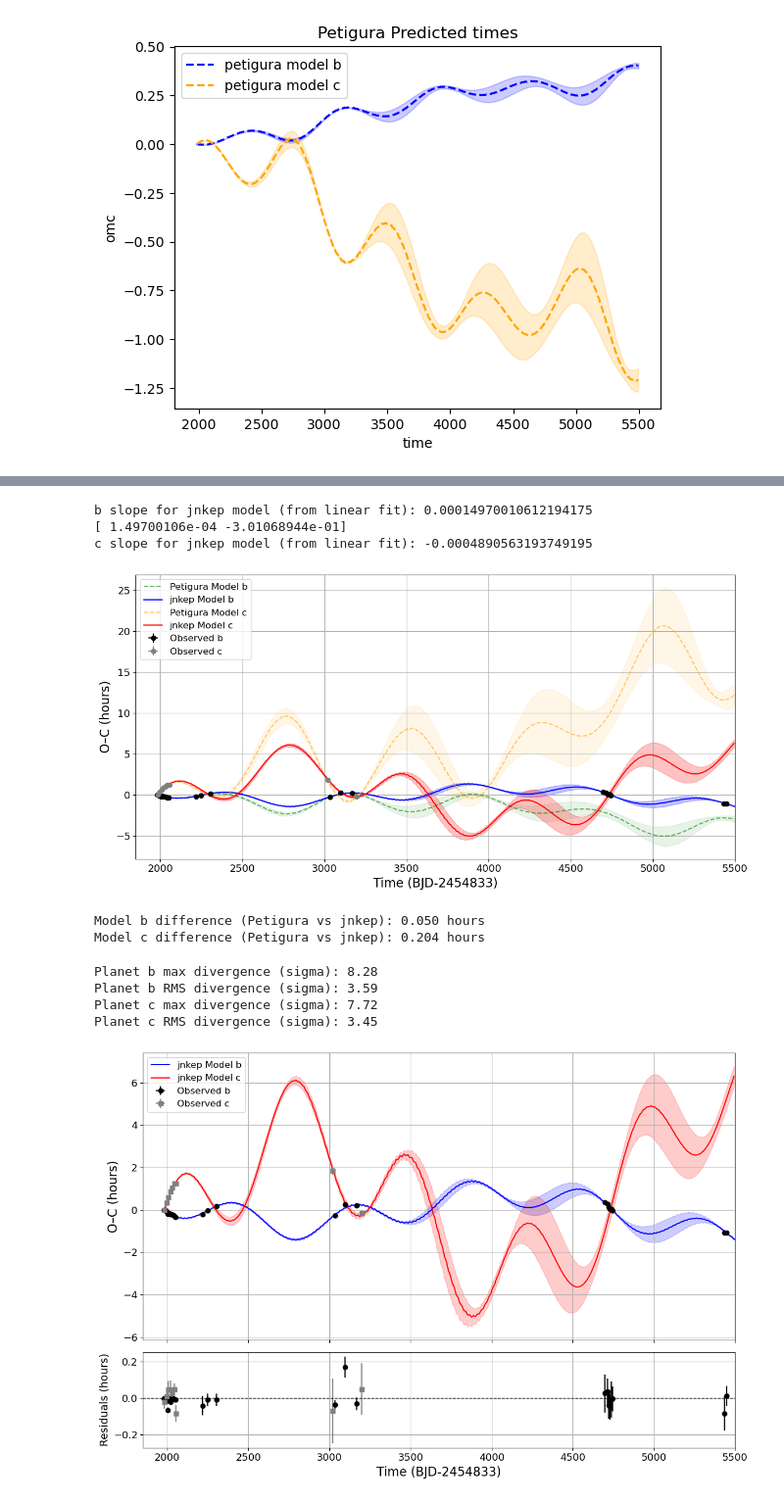
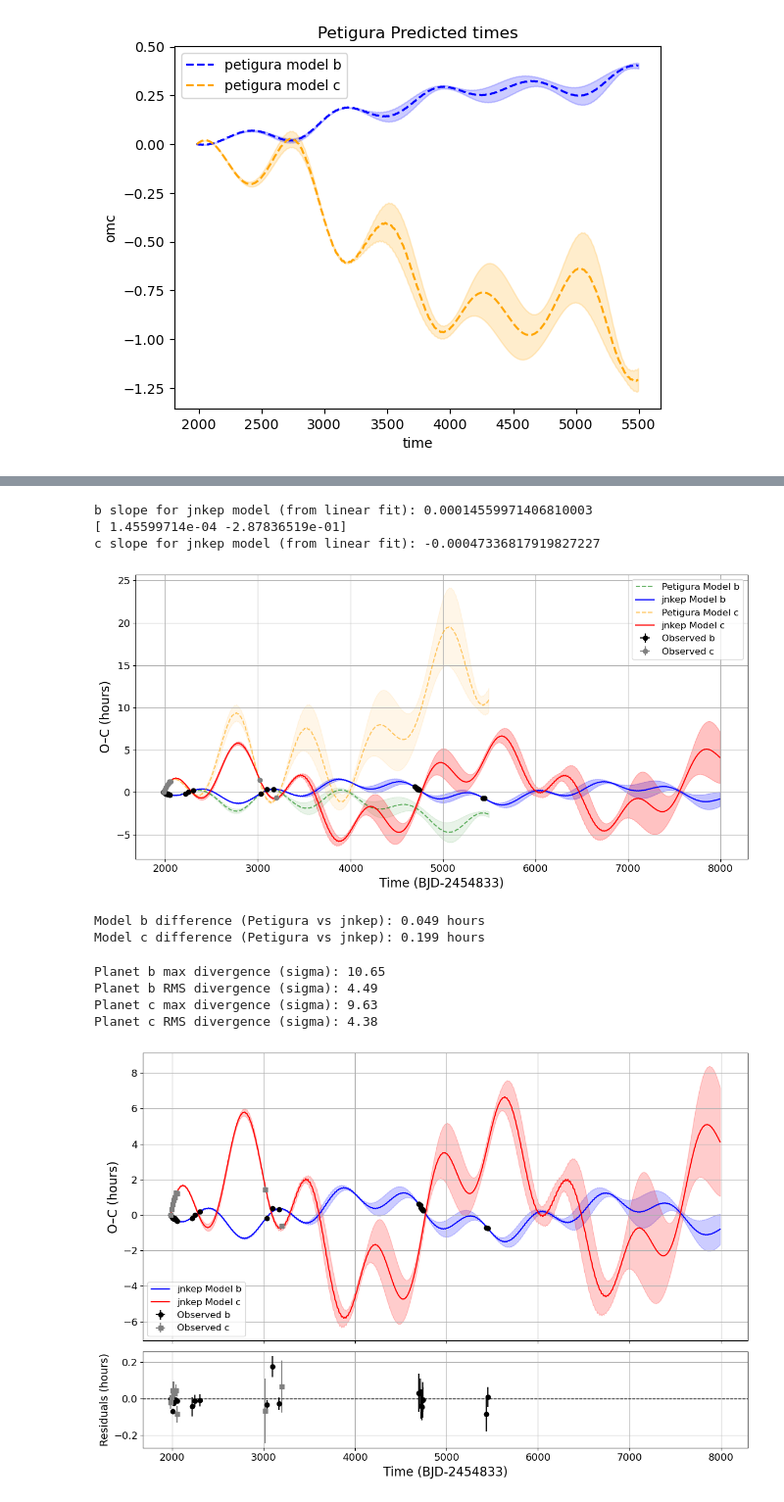
Before and after one commit to pentrican10/k2-19-project, a Jupyter notebook: 6_compare_models.ipynb, the cells around one changed output, grey strips where cells are left out. Shown at 98% size. Drawn from its saved outputs; the diff is of its cells as text; code cells hidden in the pictures.

```diff
--- a/6_compare_models.ipynb
+++ b/6_compare_models.ipynb
@@ -24,7 +24,7 @@ petigura_offset = 2454833
 import json
 
 # Load the data from the JSON file
-with open("jnkep_fit_data.json", "r") as f:
+with open("data/jnkep_fit_data.json", "r") as f:
     data = json.load(f)
 # Access values just like a dictionary
 # t_jnkep_b = data["jnkep_model_times"]["b"]
@@ -47,7 +47,7 @@ best_fit_tc_c = data["best_fit_params"]["tc"]["c"]
 # %%
 
 # Load the data from the JSON file
-with open("jnkep_mcmc_data.json", "r") as f:
+with open("data/jnkep_mcmc_data.json", "r") as f:
     data_mcmc = json.load(f)
 # Access values just like a dictionary
 t_jnkep_b = data_mcmc["jnkep_mcmc_times"]["b"]
@@ -55,6 +55,16 @@ t_jnkep_c = data_mcmc["jnkep_mcmc_times"]["c"]
 
 t_jnkep_err_b = data_mcmc["jnkep_mcmc_times_err"]["b"]
 t_jnkep_err_c = data_mcmc["jnkep_mcmc_times_err"]["c"]
+# %%
+# Load the data from the JSON file
+with open("data/jnkep_mcmc_data_extrapolate.json", "r") as f:
+    data_mcmc = json.load(f)
+# Access values just like a dictionary
+t_jnkep_b = data_mcmc["jnkep_mcmc_times_ext"]["b"]
+t_jnkep_c = data_mcmc["jnkep_mcmc_times_ext"]["c"]
+
+t_jnkep_err_b = data_mcmc["jnkep_mcmc_times_ext_err"]["b"]
+t_jnkep_err_c = data_mcmc["jnkep_mcmc_times_ext_err"]["c"]
 # %%
 def ephem(p,tc,ind):
     t = tc + (p*ind)
@@ -278,9 +289,9 @@ c_coeffs = np.polyfit(t_jnkep_c, jnkep_omc_c, 1)
 c_slope = c_coeffs[0]
 print(f'c slope for jnkep model (from linear fit): {c_slope}')
 # %% [output]
-b slope for jnkep model (from linear fit): 0.00014970010612194175
-[ 1.49700106e-04 -3.01068944e-01]
-c slope for jnkep model (from linear fit): -0.0004890563193749195
+b slope for jnkep model (from linear fit): 0.00014559971406810003
+[ 1.45599714e-04 -2.87836519e-01]
+c slope for jnkep model (from linear fit): -0.00047336817919827227
 # %%
 ### Fit the linear trend for b and c (using numpy.polyfit)
 def apply_trend(t, y, slope):
@@ -350,14 +361,14 @@ plt.errorbar(t_obs_c, flat_obs_c*24, xerr=t_obs_err_c, yerr=t_obs_err_c*24, mark
 # plt.title('Flattened O–C') # (Slope Removed, Pivoted at First Point)
 plt.xlabel(f'Time (BJD-{petigura_offset})', fontsize=16)
 plt.ylabel('O–C (hours)', fontsize=16)
-plt.xlim(1850,5500)
+# plt.xlim(1850,5500)
 plt.legend(fontsize=12)
 plt.tick_params(axis='both', labelsize=13)
 plt.grid(True)
 plt.tight_layout()
 plt.show()
 # %% [output]
-[figure, old version]
+[figure, new version]
 # %%
 # Interpolate one model to the other's time base, e.g., Petigura to jnkep's timestamps
 petigura_b_on_jnkep_times = np.interp(t_jnkep_b, t_petigura_b, flat_petigura_b)
@@ -375,8 +386,8 @@ model_sigma_c = np.std(model_diff_c)
 
 print(f'Model c difference (Petigura vs jnkep): {model_sigma_c:.3f} hours')
 # %% [output]
-Model b difference (Petigura vs jnkep): 0.050 hours
-Model c difference (Petigura vs jnkep): 0.204 hours
+Model b difference (Petigura vs jnkep): 0.049 hours
+Model c difference (Petigura vs jnkep): 0.199 hours
 # %%
 import numpy as np
 
@@ -415,13 +426,11 @@ sigma_diff_c = diff_c / combined_err_c
 print(f"Planet c max divergence (sigma): {np.max(np.abs(sigma_diff_c)):.2f}")
 print(f"Planet c RMS divergence (sigma): {np.sqrt(np.mean(sigma_diff_c**2)):.2f}")
 # %% [output]
-Planet b max divergence (sigma): 8.28
-Planet b RMS divergence (sigma): 3.59
-Planet c max divergence (sigma): 7.72
-Planet c RMS divergence (sigma): 3.45
+Planet b max divergence (sigma): 10.65
+Planet b RMS divergence (sigma): 4.49
+Planet c max divergence (sigma): 9.63
+Planet c RMS divergence (sigma): 4.38
 # %%
-import matplotlib.pyplot as plt
-
 # Set up 2 subplots: main plot and residuals plot
 fig, (ax1, ax2) = plt.subplots(2, 1, figsize=(12, 8), sharex=True,
                                gridspec_kw={'height_ratios': [3, 1]})
@@ -454,39 +463,39 @@ ax1.errorbar(t_obs_c, (flat_obs_c*24), xerr=t_obs_err_c, yerr=(t_obs_err_c*24),
 
 # ax1.set_title('Flattened O–C', fontsize=16)
 ax1.set_ylabel('O–C (hours)', fontsize=16)
-ax1.set_xlim(1850, 5500)
+# ax1.set_xlim(1850, 5500)
 ax1.legend(fontsize=12)
 ax1.grid(True)
 
 ### RESIDUALS PLOT — (Observed - Model)
 # Interpolate model at observed points if needed
 from scipy.interpolate import interp1d
 
 # Interpolation to match observed points
 model_interp_b = interp1d(t_jnkep_b, flat_jnkep_b, bounds_error=False, fill_value="extrapolate")
 model_interp_c = interp1d(t_jnkep_c, flat_jnkep_c, bounds_error=False, fill_value="extrapolate")
 
 residuals_b = flat_obs_b - model_interp_b(t_obs_b)
 residuals_c = flat_obs_c - model_interp_c(t_obs_c)
 
 # Plot residuals with error bars
 ax2.errorbar(t_obs_b, residuals_b*24, xerr=t_obs_err_b, yerr=t_obs_err_b*24,
              marker='o', linestyle='none', color='black')
 ax2.errorbar(t_obs_c, residuals_c*24, xerr=t_obs_err_c, yerr=t_obs_err_c*24,
              marker='s', linestyle='none', color='grey')
 
 ax2.axhline(0, color='k', linestyle='--', linewidth=1)
 ax2.set_xlabel(f'Time (BJD-{petigura_offset})', fontsize=16)
 ax2.set_ylabel('Residuals (hours)', fontsize=14)
-ax2.set_xlim(1850, 5500)
+# ax2.set_xlim(1850, 5500)
 # ax2.legend(fontsize=12)
 ax2.grid(True)
 
 ax1.tick_params(axis='both', labelsize=13)
 ax2.tick_params(axis='both', labelsize=13)
 
 
 plt.tight_layout()
 plt.show()
 # %% [output]
-[figure, old version]
+[figure, new version]
```
Also changed, not shown: parts of 5 cells of this notebook, 53 other files.
